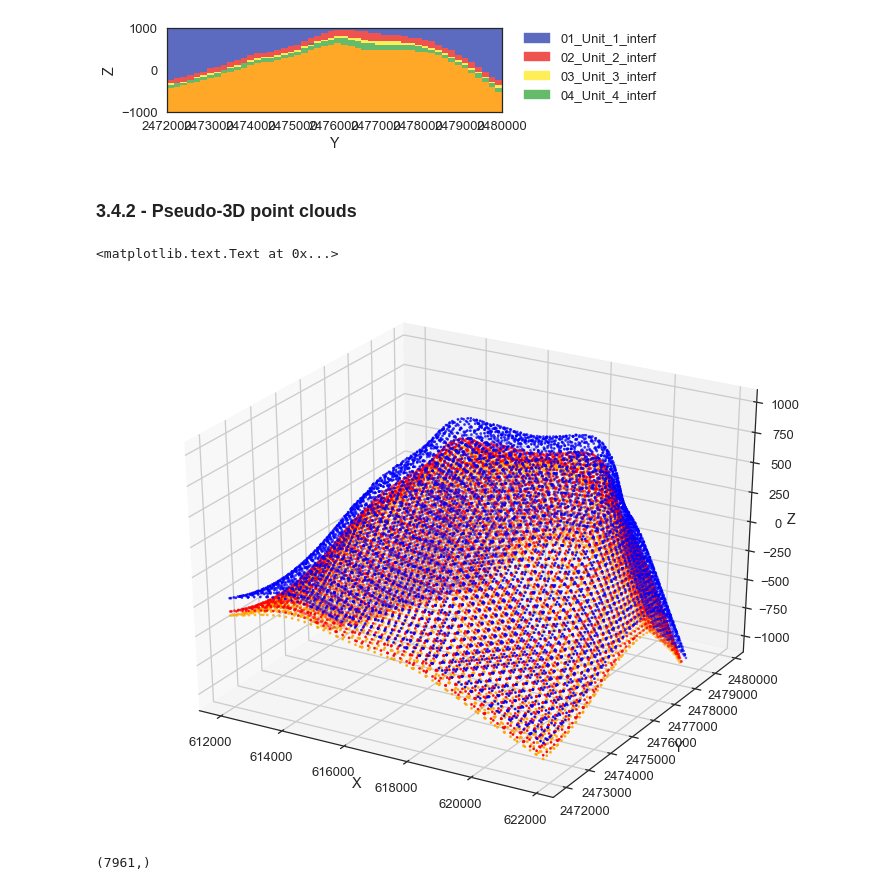
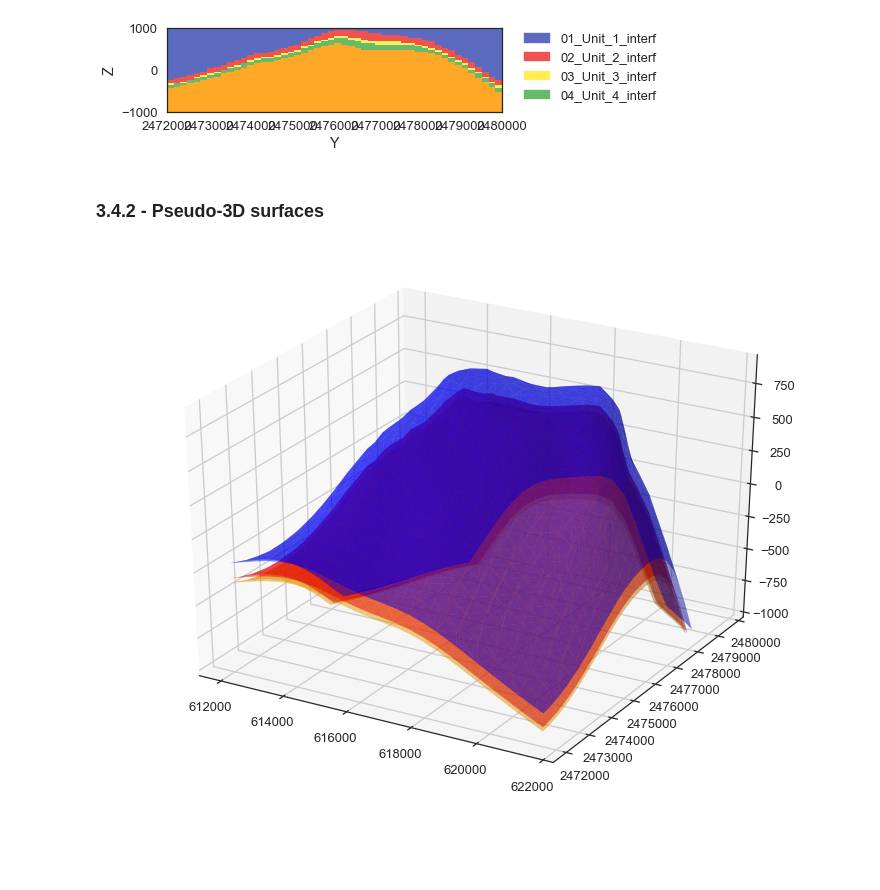
Before and after one commit to cgre-aachen/remote-geomod, a Jupyter notebook: notebooks/03_geological_modeling.ipynb, the cells around one changed output. Drawn from its saved outputs; the diff is of its cells as text; code cells hidden in the pictures; blank space fills up the shorter version.

Commit message:
3d pseudo surface plot in 03

```diff
--- a/notebooks/03_geological_modeling.ipynb
+++ b/notebooks/03_geological_modeling.ipynb
@@ -59,24 +59,17 @@ gp.plot_section(geo_data, lith_block[0], 25, direction='x')
 # %% [output]
 [figure]
 # %% [markdown]
-### 3.4.2 - Pseudo-3D point clouds
+### 3.4.2 - Pseudo-3D surfaces
+# %%
+v_l, s_l = gp.get_surfaces(interp_data, potential_lith=lith_block[1], step_size=2)
 # %%
-v_l, s_l = gp.get_surfaces(interp_data, potential_lith=lith_block[1])
-
 fig = plt.figure(figsize=(13,10))
 ax = fig.add_subplot(111, projection='3d')
 
 cs = ["blue", "red", "orange"]
+
 for i in range(3):
-    ax.scatter(v_l[i][:,0],v_l[i][:,1],v_l[i][:,2], c=cs[i], s=5)
-
-ax.set_xlabel("X")
-ax.set_ylabel("Y")
-ax.set_zlabel("Z")
+    surf = ax.plot_trisurf(v_l[i][:,0], v_l[i][:,1], v_l[i][:,2],
+                           color=cs[i], shade=True, linewidth=0, alpha=0.5)
 # %% [output]
-<matplotlib.text.Text at 0x...>
-[figure, old version]
+[figure, new version]
-# %%
-v_l[i][:,2].shape
-# %% [output]
-(7961,)
```
Also changed, not shown: parts of 1 cell of this notebook.
